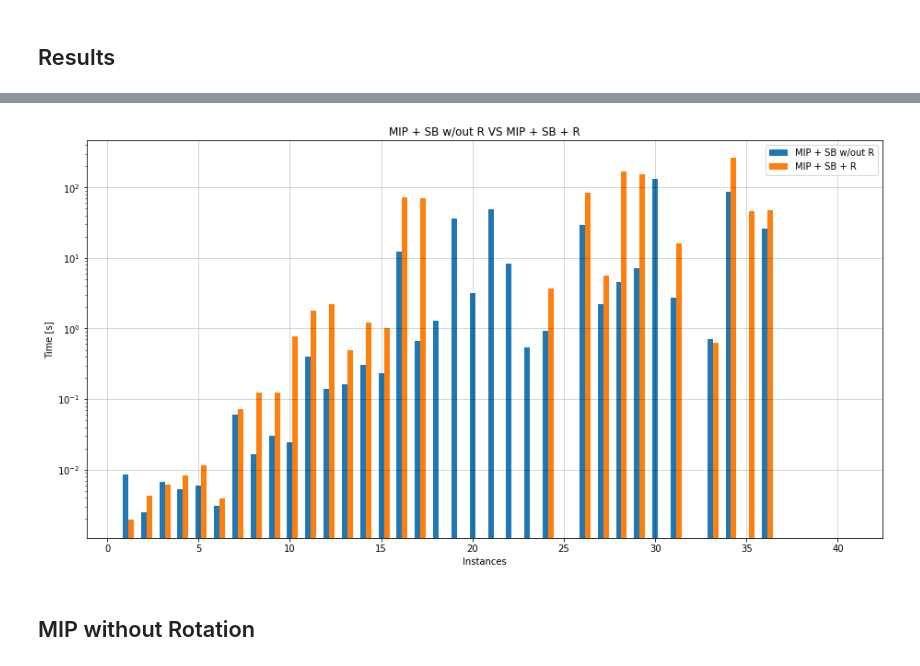
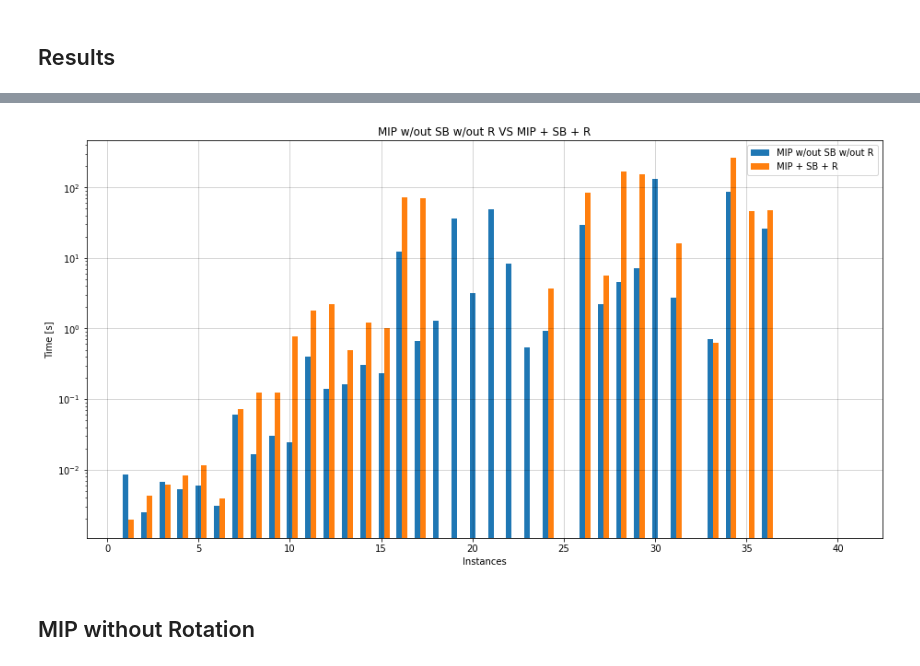
Before and after one commit to DitucSpa/VLSI, a Jupyter notebook: MIP/src/MIP.ipynb, the cells around one changed output, grey strips where cells are left out. Drawn from its saved outputs; the diff is of its cells as text; code cells hidden in the pictures.

```diff
--- a/MIP/src/MIP.ipynb
+++ b/MIP/src/MIP.ipynb
@@ -72,0 +50,13 @@ RED --> TIMEOUT
+# %%
+results = pd.read_csv('utils/datasets/MIP_time.csv')
+Statistics({'MIP w/out SB w/out R':results['MIP w/out SB w/out R'],
+            'MIP + SB w/out R':results['MIP + SB w/out R'],
+            'MIP w/out SB + R':results['MIP w/out SB + R'],
+            'MIP + SB + R':results['MIP + SB + R']})
+results = results.replace('H', 0)
+results = results.astype(float)
+results = results.reset_index(drop=True)
+results = results.set_index("Instance")
+print()
+print('GREEN --> BEST VALUE,\nYELLOW --> WORST VALUE,\nRED --> TIMEOUT')
+results.style.apply(highlight_max, axis=1).apply(highlight_min, axis=1).apply(highlight_timeout, axis=1).set_properties(**{'border-top': '2px solid', 'border-bottom': '2px solid'}, axis=1)
@@ -73,9 +99,9 @@ RED --> TIMEOUT
 # %%
-PlotStats({'MIP + SB w/out R':results['MIP + SB w/out R'],
+PlotStats({'MIP w/out SB w/out R':results['MIP + SB w/out R'],
             'MIP + SB + R':results['MIP + SB + R']},
-            x_axis=list(pd.read_csv('utils/datasets/MIP.csv')['Instance']))
+            x_axis=list(pd.read_csv('utils/datasets/MIP_time.csv')['Instance']))
 # %% [output]
-[figure, old version]
+[figure, new version]
 # %% [markdown]
 ## MIP without Rotation
 # %%
```
Also changed, not shown: parts of 4 cells of this notebook, 49 other files.
